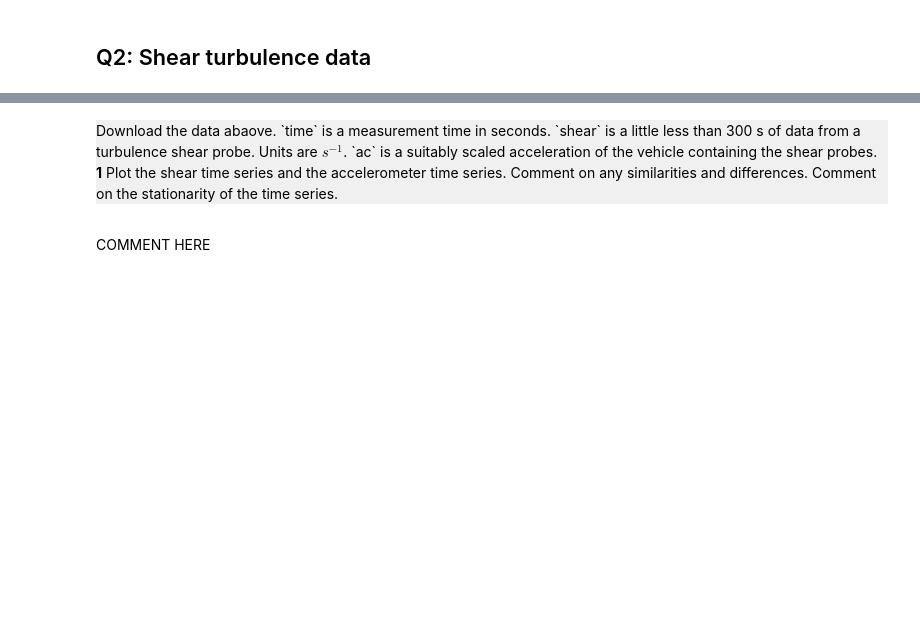
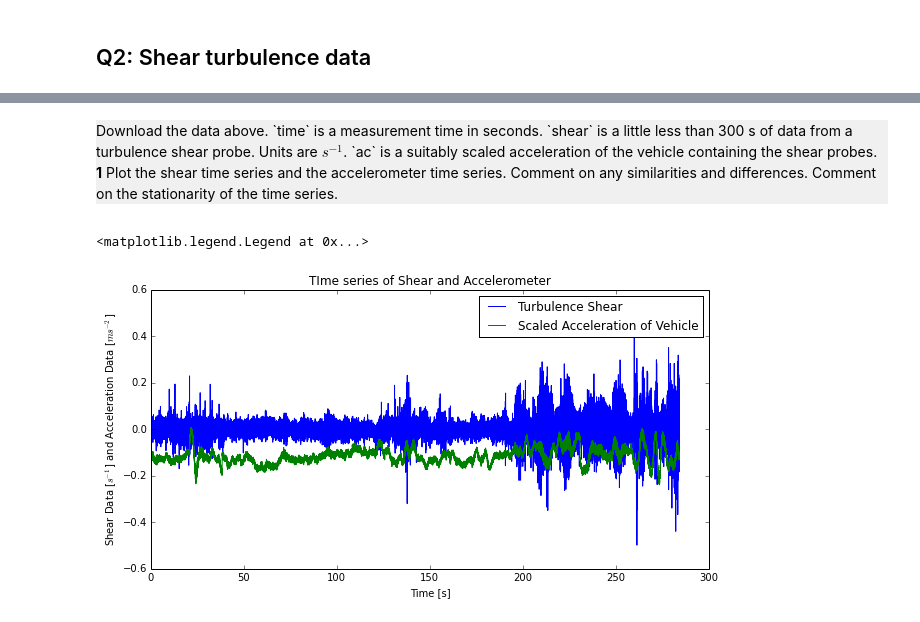
Before and after one commit to spalmer91/Phys411Assignments, a Jupyter notebook: Assignment-06.ipynb, the cells around one changed output, grey strips where cells are left out. Drawn from its saved outputs; the diff is of its cells as text; code cells hidden in the pictures; blank space fills up the shorter version.

```diff
--- a/Assignment-06.ipynb
+++ b/Assignment-06.ipynb
@@ -48,7 +146,16 @@ NameError: name 'np' is not defined
 # %% [markdown]
+<div style='background:#F0F0F0'>Download the data above. `time` is a measurement time in seconds. `shear` is a little less than 300 s of data from a turbulence shear probe. Units are $s^{-1}$. `ac` is a suitably scaled acceleration of the vehicle containing the shear probes.
 
-<div style='background:#F0F0F0'>Download the data abaove. `time` is a measurement time in seconds. `shear` is a little less than 300 s of data from a turbulence shear probe. Units are $s^{-1}$. `ac` is a suitably scaled acceleration of the vehicle containing the shear probes.
-
-**1** Plot the shear time series and the accelerometer time series.  Comment on any similarities and differences.  Comment on the stationarity of the time series.
+**1** Plot the shear time series and the accelerometer time series.  Comment on any similarities and differences.  Comment on the stationarity of the time series.</div>
-# %% [markdown]
-COMMENT HERE
+# %%
+fig= plt.figure(figsize=(10, 5))
+ax = fig.add_subplot(1, 1, 1)
+ax.plot(time, shear, label = 'Turbulence Shear')
+ax.plot(time, ac, label = 'Scaled Acceleration of Vehicle')
+ax.set_xlabel('Time [s]')
+ax.set_ylabel('Shear Data [$s^{-1}$] and Acceleration Data [$ms^{-2}$]')
+ax.set_title('TIme series of Shear and Accelerometer')
+ax.legend()
+# %% [output]
+<matplotlib.legend.Legend at 0x...>
+[figure, added]
```
Also changed, not shown: parts of 22 cells of this notebook.
